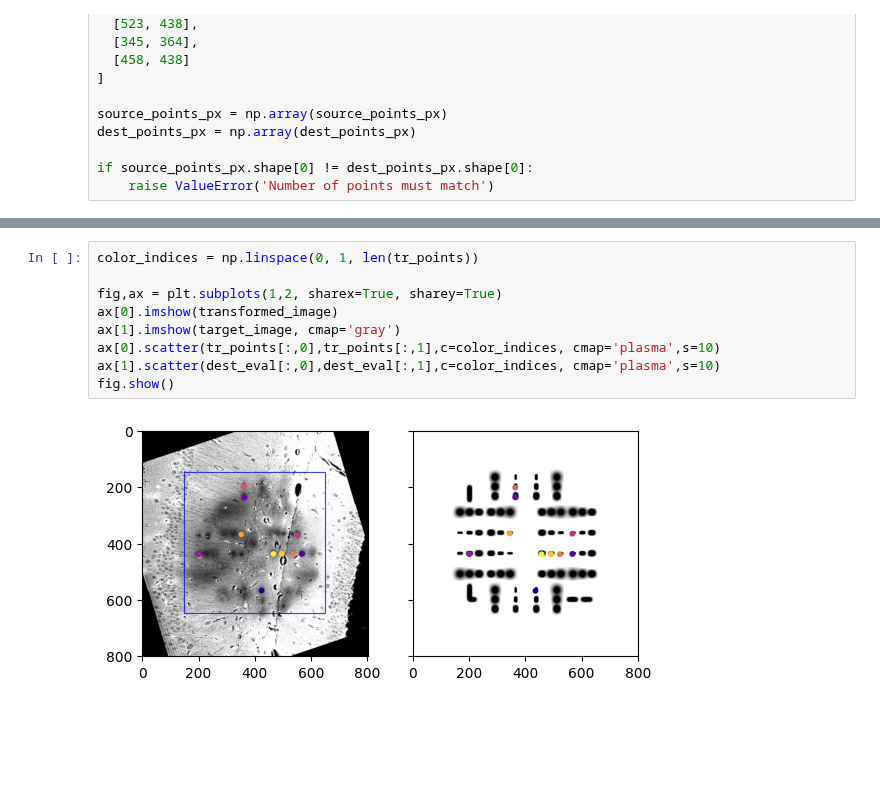
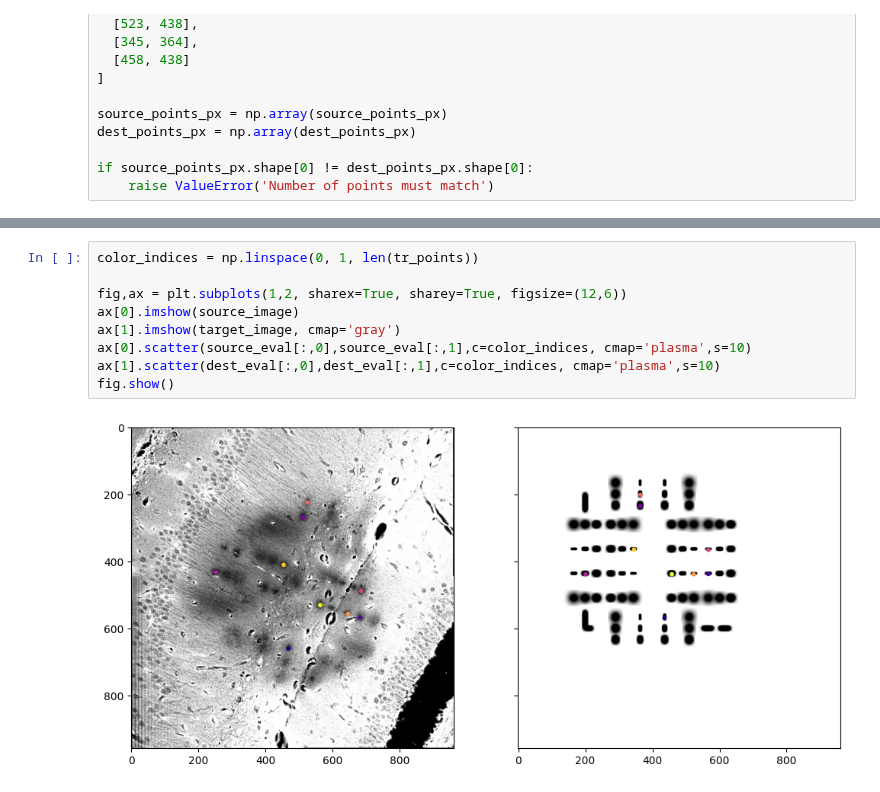
Before and after one commit to WinetraubLab/coregister-xy, a Jupyter notebook: coregister_xy.ipynb, the cells around one changed output, grey strips where cells are left out. Saved outputs shown, nothing was run; the diff lists cells and outputs as text; blank space fills up the shorter version.

Commit message:
Fixes: save blue OCT square, plot original image and points for last figure

```diff
--- a/coregister_xy.ipynb
+++ b/coregister_xy.ipynb
@@ -164,11 +158,11 @@ plt.imshow(transformed_image)
 # %%
 color_indices = np.linspace(0, 1, len(tr_points))
 
-fig,ax = plt.subplots(1,2, sharex=True, sharey=True)
-ax[0].imshow(transformed_image)
+fig,ax = plt.subplots(1,2, sharex=True, sharey=True, figsize=(12,6))
+ax[0].imshow(source_image)
 ax[1].imshow(target_image, cmap='gray')
-ax[0].scatter(tr_points[:,0],tr_points[:,1],c=color_indices, cmap='plasma',s=10)
+ax[0].scatter(source_eval[:,0],source_eval[:,1],c=color_indices, cmap='plasma',s=10)
 ax[1].scatter(dest_eval[:,0],dest_eval[:,1],c=color_indices, cmap='plasma',s=10)
 fig.show()
 # %% [output]
-[figure, old version]
+[figure, new version]
```
Also changed, not shown: parts of 4 cells of this notebook.
